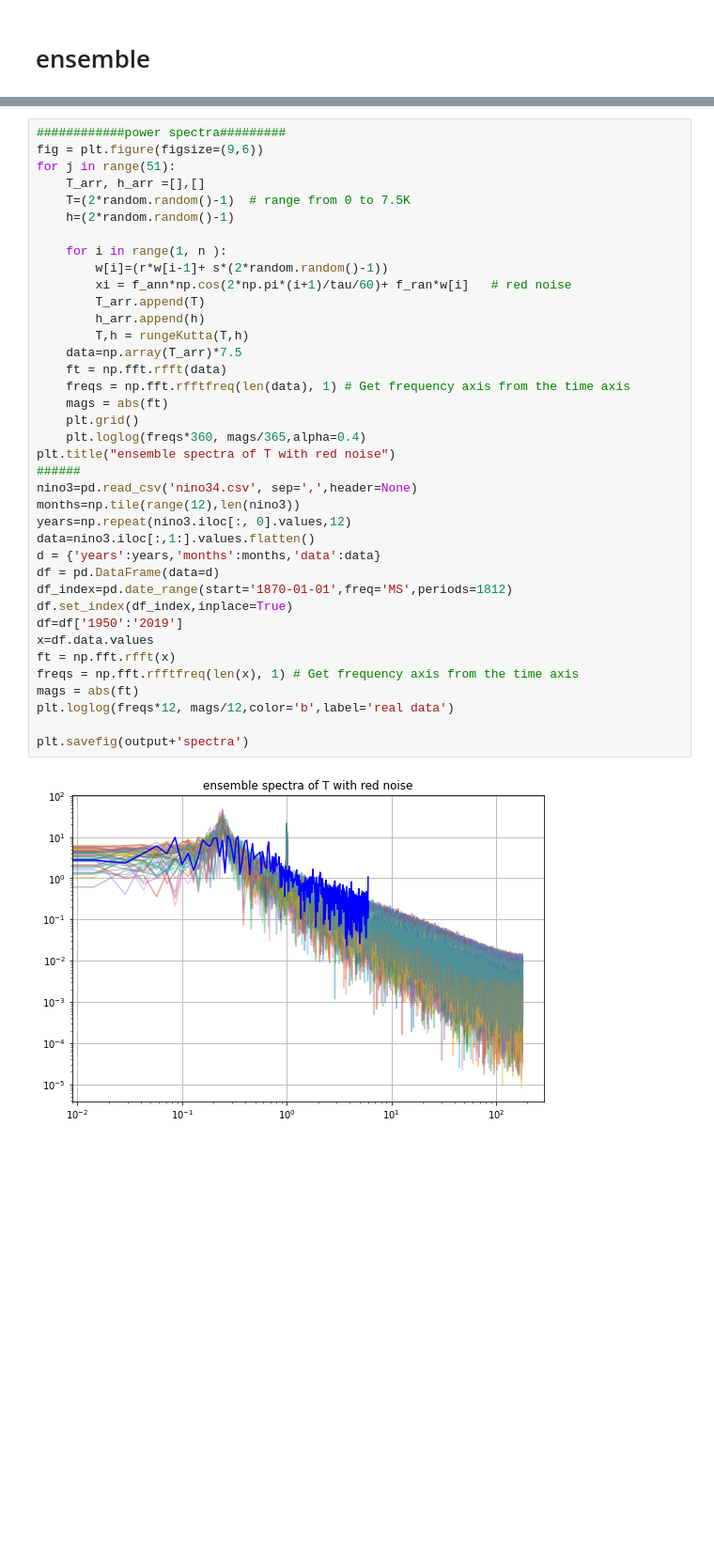
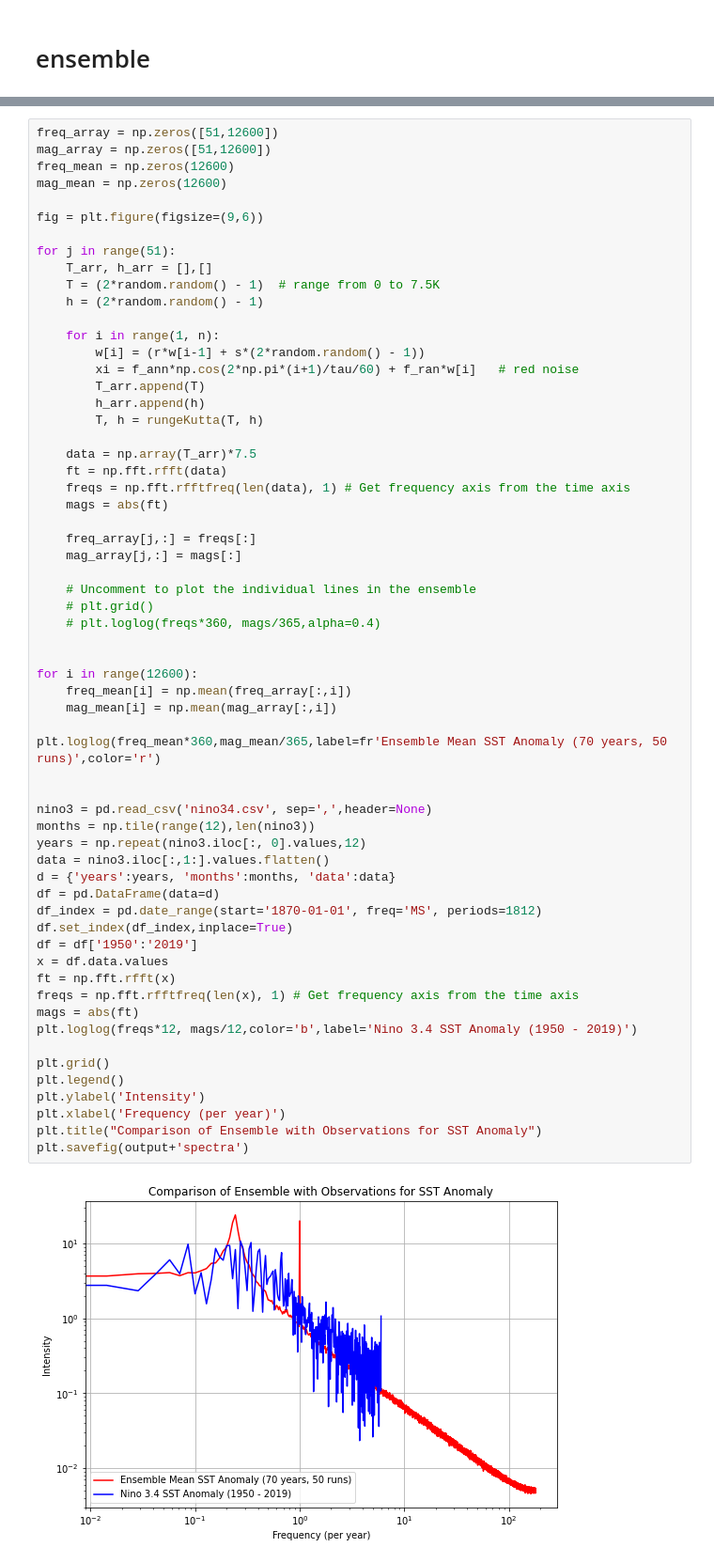
Before and after one commit to oceanography-rookie/THE_LAST_SOAC, a Jupyter notebook: THE_LAST_SOAC.ipynb, the cells around one changed output, grey strips where cells are left out. Shown at 94% size. Drawn from its saved outputs; the diff is of its cells as text; blank space fills up the shorter version.

Commit message:
Mean Ensemble Spectrum
- Adjusted spectrum plot to plot the mean of the ensemble. Added legend.

```diff
--- a/THE_LAST_SOAC.ipynb
+++ b/THE_LAST_SOAC.ipynb
@@ -588,40 +527,63 @@ plt.savefig(output+'redNoiseEnsembleT')
 # %%
-############power spectra#########
+freq_array = np.zeros([51,12600])
+mag_array = np.zeros([51,12600])
+freq_mean = np.zeros(12600)
+mag_mean = np.zeros(12600)
+
 fig = plt.figure(figsize=(9,6))
+
 for j in range(51):
-    T_arr, h_arr =[],[]
-    T=(2*random.random()-1)  # range from 0 to 7.5K
-    h=(2*random.random()-1)
+    T_arr, h_arr = [],[]
+    T = (2*random.random() - 1)  # range from 0 to 7.5K
+    h = (2*random.random() - 1)
 
-    for i in range(1, n ):
-        w[i]=(r*w[i-1]+ s*(2*random.random()-1))
-        xi = f_ann*np.cos(2*np.pi*(i+1)/tau/60)+ f_ran*w[i]   # red noise
+    for i in range(1, n):
+        w[i] = (r*w[i-1] + s*(2*random.random() - 1))
+        xi = f_ann*np.cos(2*np.pi*(i+1)/tau/60) + f_ran*w[i]   # red noise
         T_arr.append(T)
         h_arr.append(h)
-        T,h = rungeKutta(T,h)
-    data=np.array(T_arr)*7.5
+        T, h = rungeKutta(T, h)
+
+    data = np.array(T_arr)*7.5
     ft = np.fft.rfft(data)
     freqs = np.fft.rfftfreq(len(data), 1) # Get frequency axis from the time axis
     mags = abs(ft)
-    plt.grid()
-    plt.loglog(freqs*360, mags/365,alpha=0.4)
-plt.title("ensemble spectra of T with red noise")
-######
-nino3=pd.read_csv('nino34.csv', sep=',',header=None)
-months=np.tile(range(12),len(nino3))
-years=np.repeat(nino3.iloc[:, 0].values,12)
-data=nino3.iloc[:,1:].values.flatten()
-d = {'years':years,'months':months,'data':data}
+
+    freq_array[j,:] = freqs[:]
+    mag_array[j,:] = mags[:]
+
+    # Uncomment to plot the individual lines in the ensemble
+    # plt.grid()
+    # plt.loglog(freqs*360, mags/365,alpha=0.4)
+
+
+for i in range(12600):
+    freq_mean[i] = np.mean(freq_array[:,i])
+    mag_mean[i] = np.mean(mag_array[:,i])
+
+plt.loglog(freq_mean*360,mag_mean/365,label=fr'Ensemble Mean SST Anomaly (70 years, 50 runs)',color='r')
+
+
+nino3 = pd.read_csv('nino34.csv', sep=',',header=None)
+months = np.tile(range(12),len(nino3))
+years = np.repeat(nino3.iloc[:, 0].values,12)
+data = nino3.iloc[:,1:].values.flatten()
+d = {'years':years, 'months':months, 'data':data}
 df = pd.DataFrame(data=d)
-df_index=pd.date_range(start='1870-01-01',freq='MS',periods=1812)
+df_index = pd.date_range(start='1870-01-01', freq='MS', periods=1812)
 df.set_index(df_index,inplace=True)
-df=df['1950':'2019']
-x=df.data.values
+df = df['1950':'2019']
+x = df.data.values
 ft = np.fft.rfft(x)
 freqs = np.fft.rfftfreq(len(x), 1) # Get frequency axis from the time axis
 mags = abs(ft)
-plt.loglog(freqs*12, mags/12,color='b',label='real data')
+plt.loglog(freqs*12, mags/12,color='b',label='Nino 3.4 SST Anomaly (1950 - 2019)')
 
+plt.grid()
+plt.legend()
+plt.ylabel('Intensity')
+plt.xlabel('Frequency (per year)')
+plt.title("Comparison of Ensemble with Observations for SST Anomaly")
 plt.savefig(output+'spectra')
 # %% [output]
-[figure, old version]
+[figure, new version]
```
Also changed, not shown: parts of 8 cells of this notebook, 7 other files.
